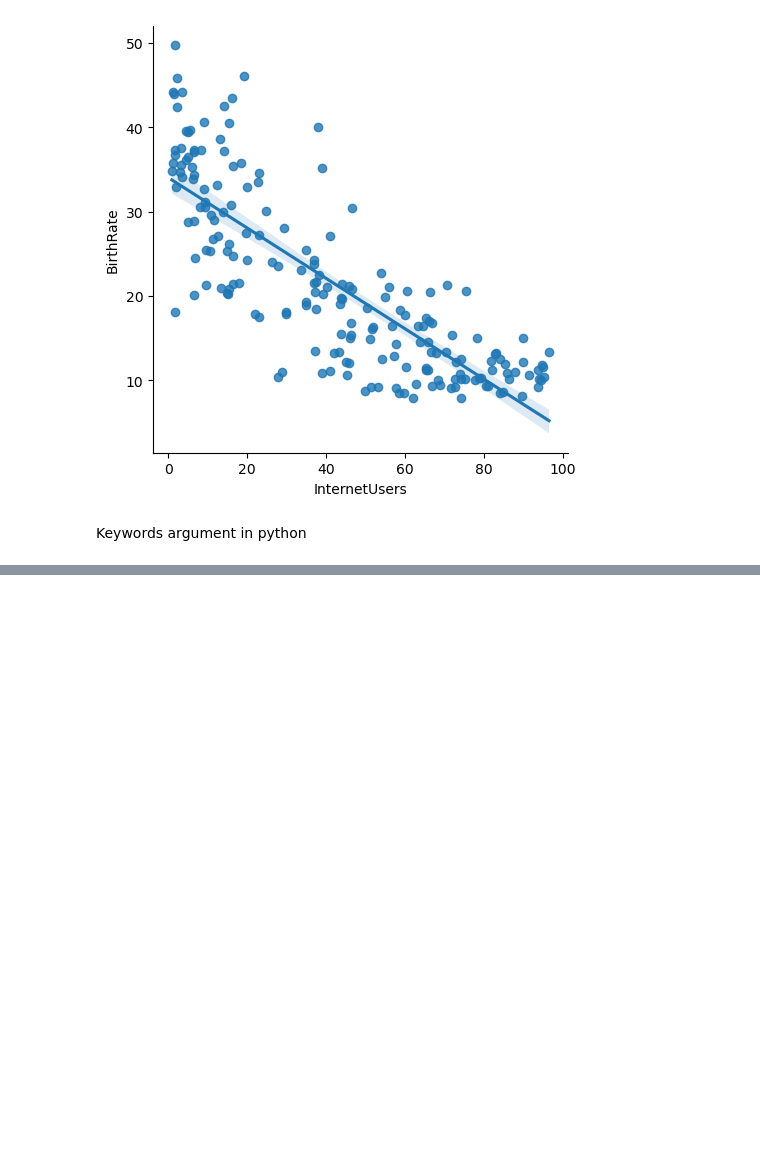
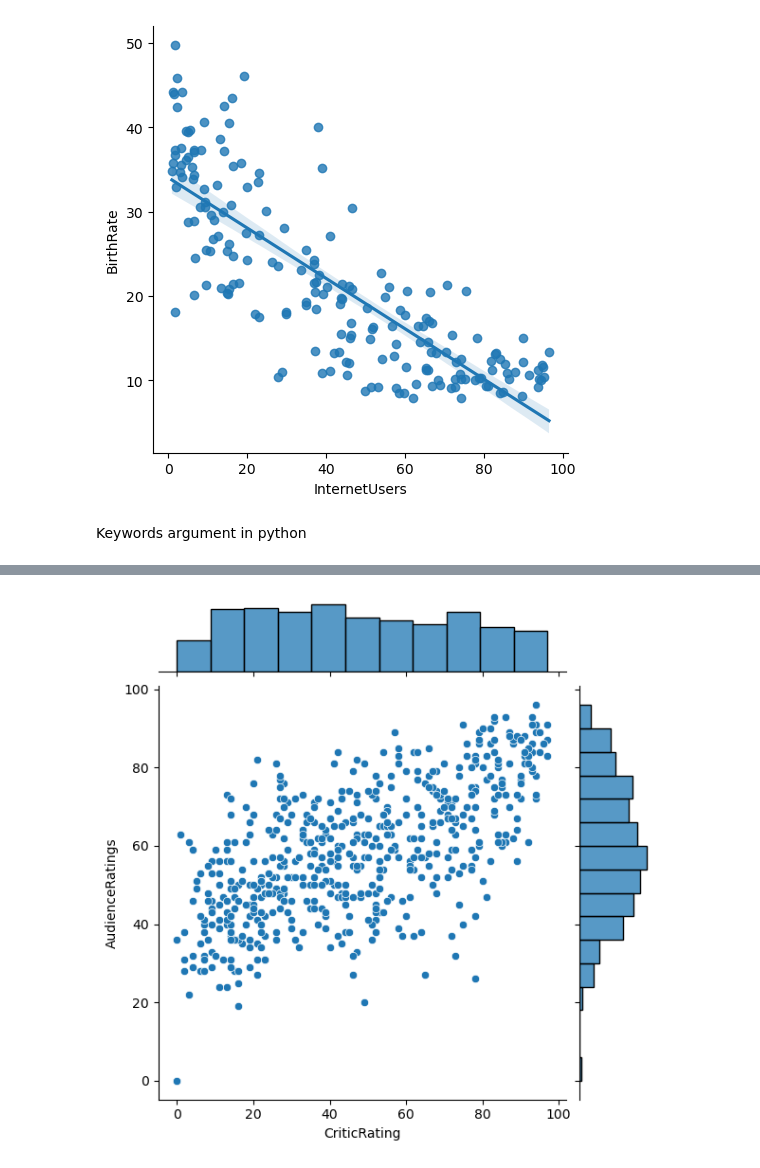
Before and after one commit to vishvadeepaktripathi/Udemy_python_cource, a Jupyter notebook: Udemy_For_loop.ipynb, the cells around one changed output, grey strips where cells are left out. Saved outputs shown, nothing was run; the diff lists cells and outputs as text; code cells hidden in the pictures; blank space fills up the shorter version.

```diff
--- a/Udemy_For_loop.ipynb
+++ b/Udemy_For_loop.ipynb
@@ -918,0 +957,3 @@ Keywords argument in python
+# %%
+movies.columns = ('Film', 'Genre', 'CriticRating', 'AudienceRatings',
+       'BudgetMillions', 'Year')
@@ -918,0 +985,2 @@ Keywords argument in python
+# %%
+movies.Film = movies.Film.astype('category')
@@ -918,0 +1003,3 @@ Keywords argument in python
+# %%
+movies.Genre = movies.Film.astype('category')
+movies.Year = movies.Film.astype('category')
@@ -918,0 +1038,5 @@ Keywords argument in python
+# %%
+#joinPlots
+J = sns.jointplot(data=movies, x='CriticRating', y ='AudienceRatings')
+# %% [output]
+[figure, added]
```
Also changed, not shown: parts of 20 cells of this notebook, 1 other file.
